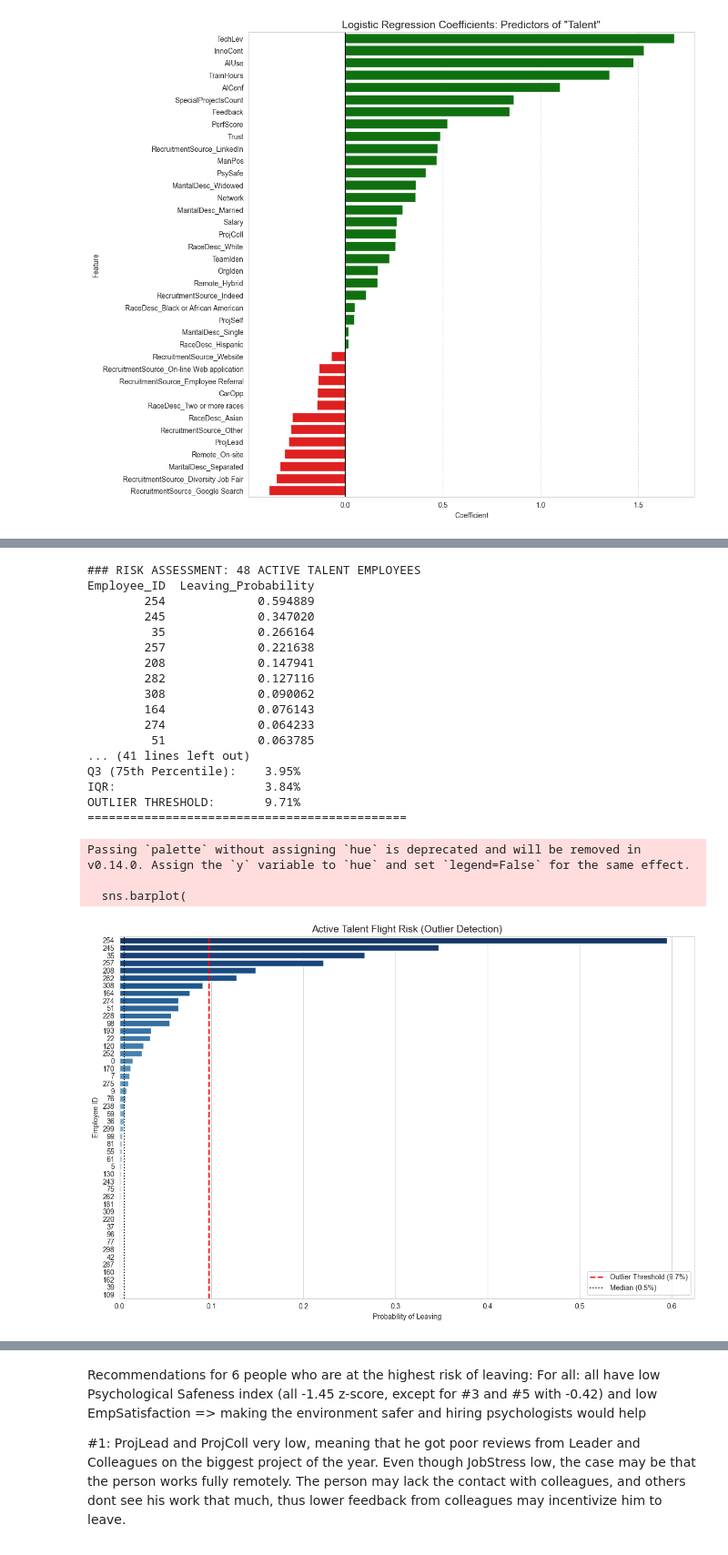
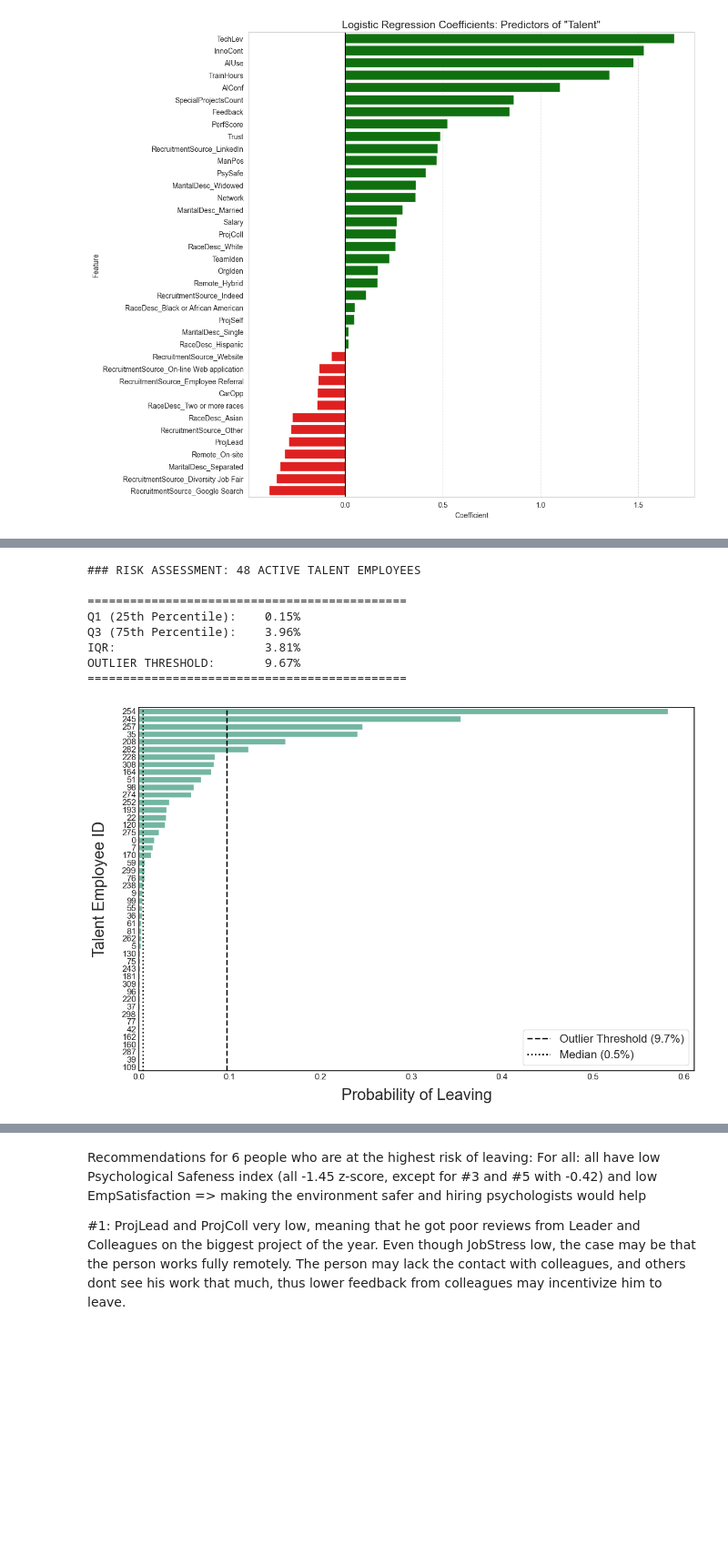
Before and after one commit to DovydasVe/HR_analytics_protecting_talent, a Jupyter notebook: Turnover_analysis_v2.ipynb, the cells around one changed output, grey strips where cells are left out. Shown at 91% size. Drawn from its saved outputs; the diff is of its cells as text; code cells hidden in the pictures; blank space fills up the shorter version.

Commit message:
Finalized graphs, updated random states to be consistent across runs

```diff
--- a/Turnover_analysis_v2.ipynb
+++ b/Turnover_analysis_v2.ipynb
@@ -340,6 +303,11 @@ ax.grid(False)
 ax.tick_params(axis='x', length=0, labelsize=14)
 ax.tick_params(axis='y', length=0, labelsize=14)
 
+for spine in ax.spines.values():
+    spine.set_visible(True)
+    spine.set_color('black')
+    spine.set_linewidth(1.2)
+
 plt.xlabel('Coefficient Importance', fontsize=20, labelpad=10)
 plt.ylabel('Feature', fontsize=20, labelpad=15)
 plt.axvline(x=0, color='black', lw=2, linestyle='--')
@@ -378,6 +346,11 @@ ax.grid(False)
 ax.tick_params(axis='x', length=0, labelsize=14)
 ax.tick_params(axis='y', length=0, labelsize=14)
 
+for spine in ax.spines.values():
+    spine.set_visible(True)
+    spine.set_color('black')
+    spine.set_linewidth(1.2)
+
 plt.yticks(range(len(plot_df)), plot_df['Employee_ID'])
 
 plt.xlabel('Probability of Leaving', fontsize=20, labelpad=10)
@@ -393,87 +366,74 @@ plt.show()
 # %%
-# 1. Filter for ACTIVE Talent only
 active_talent_df = df[(df['is_talent'] == 1) & (df['EmploymentStatus'] == 'Active')].copy()
 
-# 2. Prepare features (ensuring alignment with training columns)
 X_active = pd.get_dummies(active_talent_df[features], drop_first=True)
 X_active = X_active.reindex(columns=X.columns, fill_value=0)
 
-# 3. Predict Probabilities
 active_probs = model_pipeline.predict_proba(X_active)[:, 1]
 
-# 4. Create the Active Talent Risk Report
 active_risk_report = pd.DataFrame({
-    'Employee_ID': active_talent_df.index.astype(str), # Use ID as string for plotting
+    'Employee_ID': active_talent_df.index.astype(str),
     'Leaving_Probability': active_probs
 })
 
-# 5. Calculate Outlier Threshold (Boxplot Method: Q3 + 1.5*IQR)
 Q1 = active_risk_report['Leaving_Probability'].quantile(0.25)
 Q3 = active_risk_report['Leaving_Probability'].quantile(0.75)
 IQR = Q3 - Q1
 outlier_threshold = Q3 + (1.5 * IQR)
 
-# 6. Output Summary Statistics
 print(f"### RISK ASSESSMENT: {len(active_risk_report)} ACTIVE TALENT EMPLOYEES")
-print(active_risk_report.sort_values('Leaving_Probability', ascending=False).to_string(index=False))
 
 print("\n" + "="*45)
 print(f"Q1 (25th Percentile):    {Q1:.2%}")
 print(f"Q3 (75th Percentile):    {Q3:.2%}")
 print(f"IQR:                     {IQR:.2%}")
 print(f"OUTLIER THRESHOLD:       {outlier_threshold:.2%}")
 print("="*45)
 
-# 7. Plotting the results
 plt.figure(figsize=(12, 8))
 
-# Sort by probability
 plot_data = active_risk_report.sort_values('Leaving_Probability', ascending=False)
 
-# Bar plot with ID on Y-axis and Blue palette
 sns.barplot(
     x='Leaving_Probability',
     y='Employee_ID',
     data=plot_data,
-    palette='Blues_r'
+    color=palette[0]
 )
 
-# Add Boxplot Outlier Threshold line
-plt.axvline(outlier_threshold, color='red', linestyle='--', linewidth=2,
+plt.axvline(outlier_threshold, color='black', linestyle='--', linewidth=2,
             label=f'Outlier Threshold ({outlier_threshold:.1%})')
 
-# Add Median line for context
 median_val = active_risk_report['Leaving_Probability'].median()
-plt.axvline(median_val, color='black', linestyle=':', label=f'Median ({median_val:.1%})')
+plt.axvline(median_val, color='black', linestyle=':', linewidth=2,
+            label=f'Median ({median_val:.1%})')
 
-plt.title('Active Talent Flight Risk (Outlier Detection)', fontsize=14)
-plt.xlabel('Probability of Leaving')
-plt.ylabel('Employee ID')
-plt.legend(loc='lower right')
+ax = plt.gca()
+ax.grid(False)
+ax.tick_params(axis='x', length=0, labelsize=12)
+ax.tick_params(axis='y', length=0, labelsize=12)
+
+for spine in ax.spines.values():
+    spine.set_visible(True)
+    spine.set_color('black')
+    spine.set_linewidth(1.2)
+
+plt.xlabel('Probability of Leaving', fontsize=22, labelpad=10)
+plt.ylabel('Talent Employee ID', fontsize=22, labelpad=20)
+plt.legend(loc='lower right', fontsize=16)
+
 plt.tight_layout()
 plt.show()
 # %% [output]
 ### RISK ASSESSMENT: 48 ACTIVE TALENT EMPLOYEES
-Employee_ID  Leaving_Probability
-        254             0.594889
-        245             0.347020
-         35             0.266164
-        257             0.221638
-        208             0.147941
-        282             0.127116
-        308             0.090062
-        164             0.076143
-        274             0.064233
-         51             0.063785
-... (41 lines left out)
-Q3 (75th Percentile):    3.95%
-IQR:                     3.84%
-OUTLIER THRESHOLD:       9.71%
+
 =============================================
+Q1 (25th Percentile):    0.15%
+Q3 (75th Percentile):    3.96%
+IQR:                     3.81%
+OUTLIER THRESHOLD:       9.67%
+=============================================
-Passing `palette` without assigning `hue` is deprecated and will be removed in v0.14.0. Assign the `y` variable to `hue` and set `legend=False` for the same effect.
-
-  sns.barplot(
-[figure, old version]
+[figure, new version]
 # %%
 # 1. Ensure Department is included in the talent report
 active_risk_report['Department'] = active_talent_df['Department'].values
```
Also changed, not shown: parts of 8 cells of this notebook, 1 other file.
